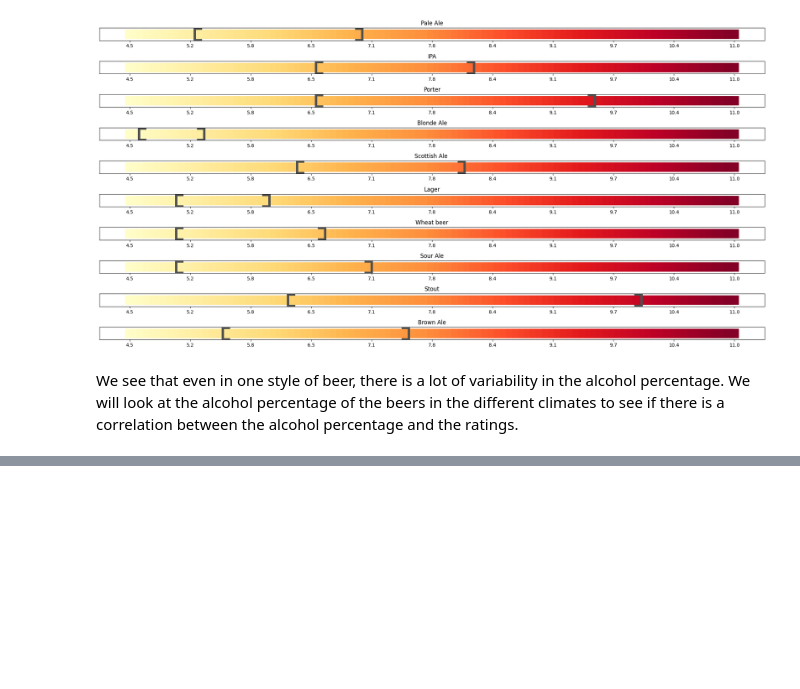
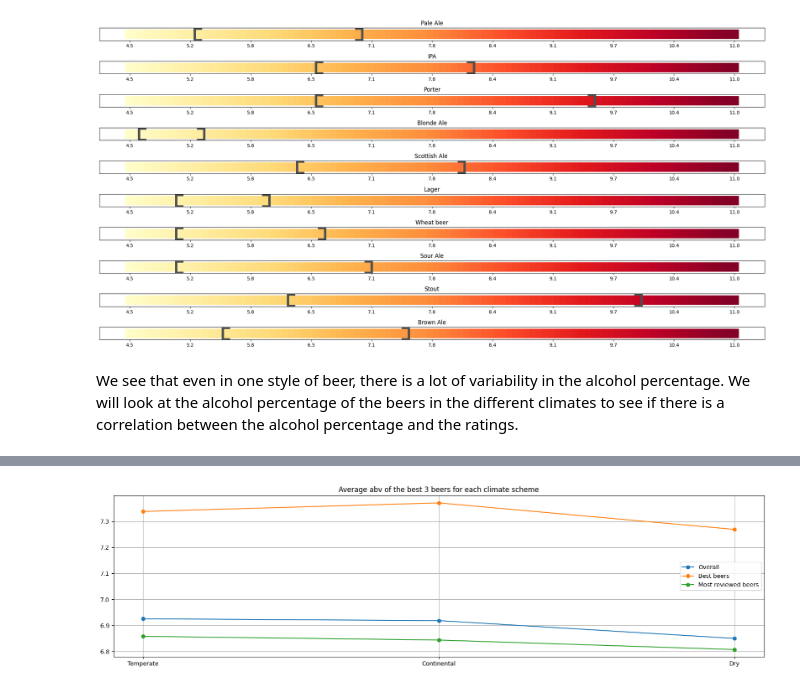
Before and after one commit to epfl-ada/ada-2023-project-riskybiscuits, a Jupyter notebook: main.ipynb, the cells around one changed output, grey strips where cells are left out. Drawn from its saved outputs; the diff is of its cells as text; code cells hidden in the pictures; blank space fills up the shorter version.

```diff
--- a/main.ipynb
+++ b/main.ipynb
@@ -1313,0 +1517,73 @@ We see that even in one style of beer, there is a lot of variability in the alco
+# %%
+# Now test the climate scheme
+mean_abv_weighted = {}
+best_beers_scheme_dfs = {}
+best_beers_scheme_abv = {}
+most_reviewed_scheme_dfs = {}
+most_reviewed_scheme_abv = {}
+
+for climate_s in us_users_ratings_abv["climate_scheme"].unique():
+    climate_scheme_df = us_abv_ratings[us_abv_ratings["climate_scheme"] == climate_s]
+
+    mean_abv_weighted[climate_s] = (
+        climate_scheme_df["abv"] * climate_scheme_df["overall"]
+    ).sum() / climate_scheme_df["overall"].sum()
+
+    us_grouped_beers = climate_scheme_df.groupby("general_style")
+    us_overall_means = us_grouped_beers["overall"].mean()
+    us_overall_means = us_overall_means.sort_values(ascending=False)
+
+    # keep only the three best beers
+    best_three = us_overall_means[:3]
+
+    # keep only the 3 most reviewed beers
+    num_reviews = climate_scheme_df["general_style"].value_counts()
+    most_reviewed = num_reviews[:3]
+
+    best_beers_scheme_dfs[climate_s] = climate_scheme_df[
+        climate_scheme_df["general_style"].isin(best_three.index)
+    ].reset_index(drop=True)
+    best_beers_scheme_abv[climate_s] = best_beers_scheme_dfs[climate_s]["abv"].mean()
+
+    most_reviewed_scheme_dfs[climate_s] = climate_scheme_df[
+        climate_scheme_df["general_style"].isin(most_reviewed.index)
+    ].reset_index(drop=True)
+    most_reviewed_scheme_abv[climate_s] = most_reviewed_scheme_dfs[climate_s][
+        "abv"
+    ].mean()
+
+fig, ax = plt.subplots(figsize=(20, 5))
+ax.plot(
+    [
+        mean_abv_weighted[climate_s]
+        for climate_s in us_users_ratings_abv["climate_scheme"].unique()
+    ],
+    "o-",
+    label="Overall",
+)
+ax.plot(
+    [
+        best_beers_scheme_abv[climate_s]
+        for climate_s in us_users_ratings_abv["climate_scheme"].unique()
+    ],
+    "o-",
+    label="Best beers",
+)
+ax.plot(
+    [
+        most_reviewed_scheme_abv[climate_s]
+        for climate_s in us_users_ratings_abv["climate_scheme"].unique()
+    ],
+    "o-",
+    label="Most reviewed beers",
+)
+ax.set_xticks(
+    range(len(us_users_ratings_abv["climate_scheme"].unique())),
+    us_users_ratings_abv["climate_scheme"].unique(),
+)
+ax.set_title("Average abv of the best 3 beers for each climate scheme")
+ax.grid()
+ax.legend()
+plt.show()
+# %% [output]
+[figure, added]
```
Also changed, not shown: parts of 27 cells of this notebook, 1 other file.
